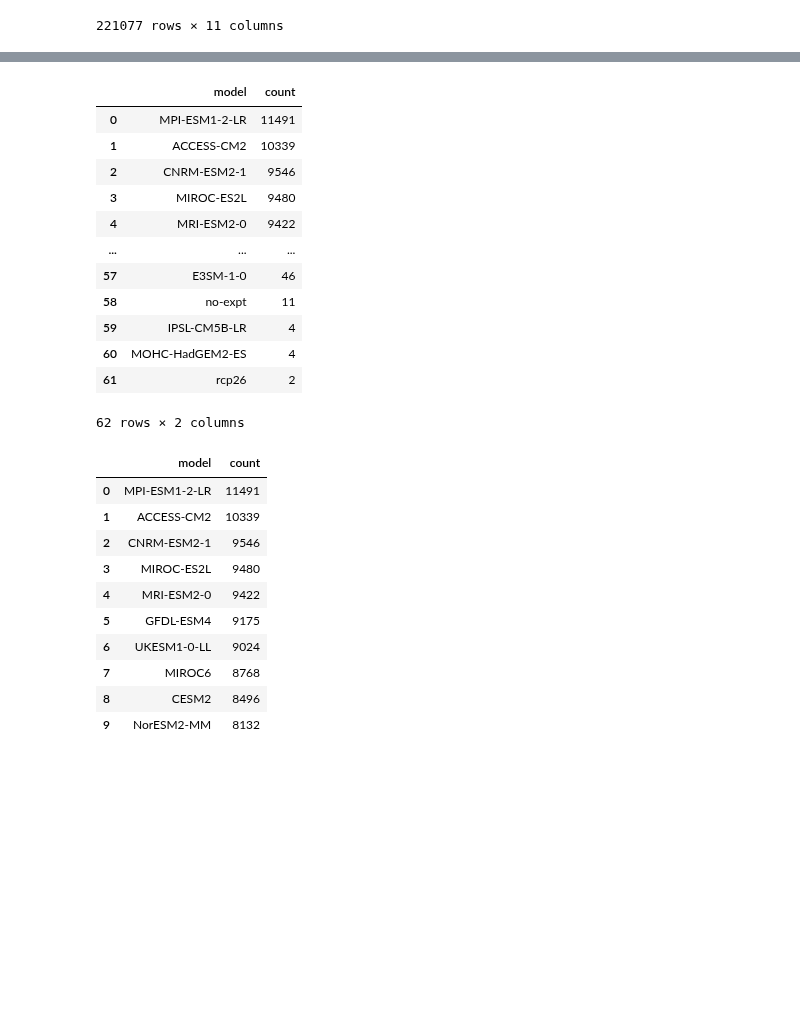
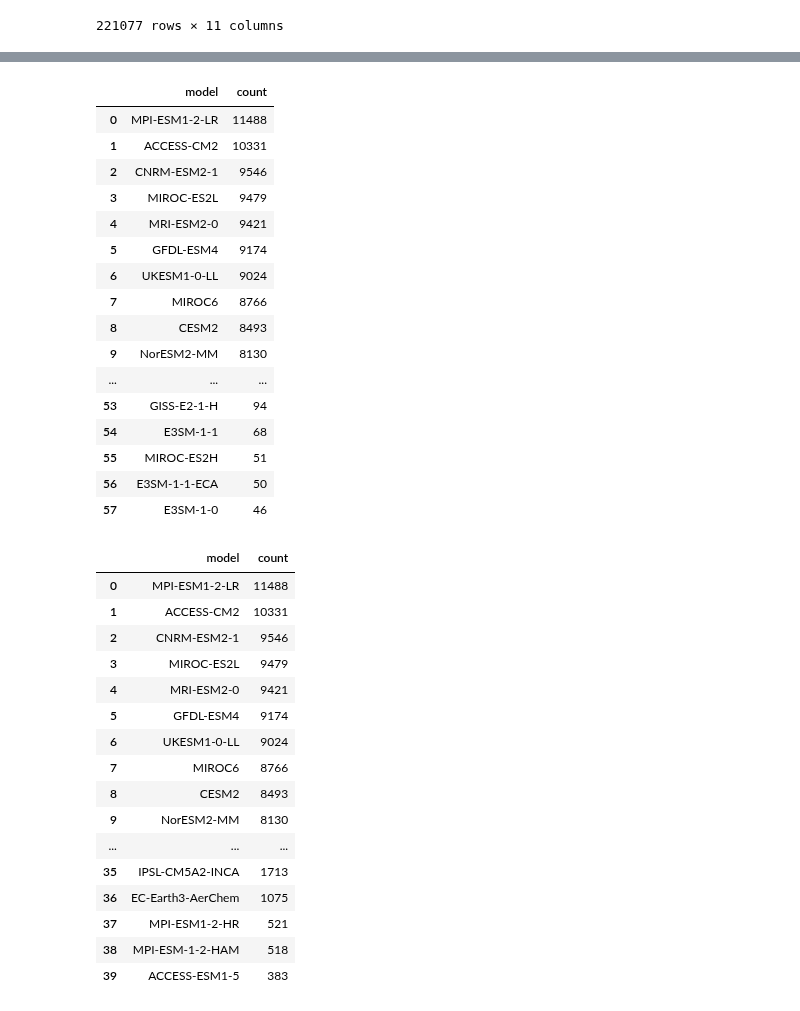
Before and after one commit to roocs/rook, a Jupyter notebook: notebooks/download-stats.ipynb, the cells around one changed output, grey strips where cells are left out. Cells and saved outputs as stored; diff of their text form; code cells hidden in the pictures; blank space fills up the shorter version.

```diff
--- a/notebooks/download-stats.ipynb
+++ b/notebooks/download-stats.ipynb
@@ -38,7 +45,26 @@ df
 | 221076 | 136.156.153.87 | 2291964247 | 2024-08-13 23:48:47 | 200 | GET | /outputs/rook/cfa5965a-59bd-11ef-... | HTTP/1.1 | 200 | 61905737 | ... |
 221077 rows × 11 columns
 # %%
+def classify(name):
+    count = name.count("_")
+    if count == 6:
+        val = "cmip6"
+    elif count == 5:
+        val = "cmip6_fx"
+    elif count == 4:
+        val = "atlas"
+    elif count > 6:
+        val = "cordex"
+    else:
+        val = "other"
+    return val
+
 df["filename"] = df["request"].apply(lambda x: x.split('/')[-1])
+df["collection"] = df["filename"].apply(lambda x: classify(x))
+df["name"] = df["filename"].apply(lambda x: "_".join(x.split('_')[0:4]))
+df["t"] = df["filename"].apply(lambda x: "_".join(x.split('_')[6:7]))
+df["r"] = df["filename"].apply(lambda x: "_".join(x.split('_')[4:5]))
+df["experiment"] = df["filename"].apply(lambda x: "_".join(x.split('_')[3:4]))
 df["model"] = df["filename"].apply(lambda x: "_".join(x.split('_')[2:3]))
 df["freq"] = df["filename"].apply(lambda x: "_".join(x.split('_')[1:2]))
 df["var"] = df["filename"].apply(lambda x: "_".join(x.split('_')[0:1]))
@@ -59,0 +118,3 @@ df
+# %%
+df = df[df['collection'] == 'cmip6']
+df
@@ -96,29 +434,39 @@ model_counts.columns = ['model', 'count']
 model_counts
 # %% [output]
 |  | model | count |
-| 0 | MPI-ESM1-2-LR | 11491 |
-| 1 | ACCESS-CM2 | 10339 |
+| 0 | MPI-ESM1-2-LR | 11488 |
+| 1 | ACCESS-CM2 | 10331 |
 | 2 | CNRM-ESM2-1 | 9546 |
-| 3 | MIROC-ES2L | 9480 |
-| 4 | MRI-ESM2-0 | 9422 |
+| 3 | MIROC-ES2L | 9479 |
+| 4 | MRI-ESM2-0 | 9421 |
+| 5 | GFDL-ESM4 | 9174 |
+| 6 | UKESM1-0-LL | 9024 |
+| 7 | MIROC6 | 8766 |
+| 8 | CESM2 | 8493 |
+| 9 | NorESM2-MM | 8130 |
 | ... | ... | ... |
+| 53 | GISS-E2-1-H | 94 |
+| 54 | E3SM-1-1 | 68 |
+| 55 | MIROC-ES2H | 51 |
+| 56 | E3SM-1-1-ECA | 50 |
 | 57 | E3SM-1-0 | 46 |
-| 58 | no-expt | 11 |
-| 59 | IPSL-CM5B-LR | 4 |
-| 60 | MOHC-HadGEM2-ES | 4 |
-| 61 | rcp26 | 2 |
-62 rows × 2 columns
 # %%
-model_counts.head(10)
+model_counts.head(40)
 # %% [output]
 |  | model | count |
-| 0 | MPI-ESM1-2-LR | 11491 |
-| 1 | ACCESS-CM2 | 10339 |
+| 0 | MPI-ESM1-2-LR | 11488 |
+| 1 | ACCESS-CM2 | 10331 |
 | 2 | CNRM-ESM2-1 | 9546 |
-| 3 | MIROC-ES2L | 9480 |
-| 4 | MRI-ESM2-0 | 9422 |
-| 5 | GFDL-ESM4 | 9175 |
+| 3 | MIROC-ES2L | 9479 |
+| 4 | MRI-ESM2-0 | 9421 |
+| 5 | GFDL-ESM4 | 9174 |
 | 6 | UKESM1-0-LL | 9024 |
-| 7 | MIROC6 | 8768 |
-| 8 | CESM2 | 8496 |
-| 9 | NorESM2-MM | 8132 |
+| 7 | MIROC6 | 8766 |
+| 8 | CESM2 | 8493 |
+| 9 | NorESM2-MM | 8130 |
+| ... | ... | ... |
+| 35 | IPSL-CM5A2-INCA | 1713 |
+| 36 | EC-Earth3-AerChem | 1075 |
+| 37 | MPI-ESM1-2-HR | 521 |
+| 38 | MPI-ESM-1-2-HAM | 518 |
+| 39 | ACCESS-ESM1-5 | 383 |
```
Also changed, not shown: parts of 40 cells of this notebook.
